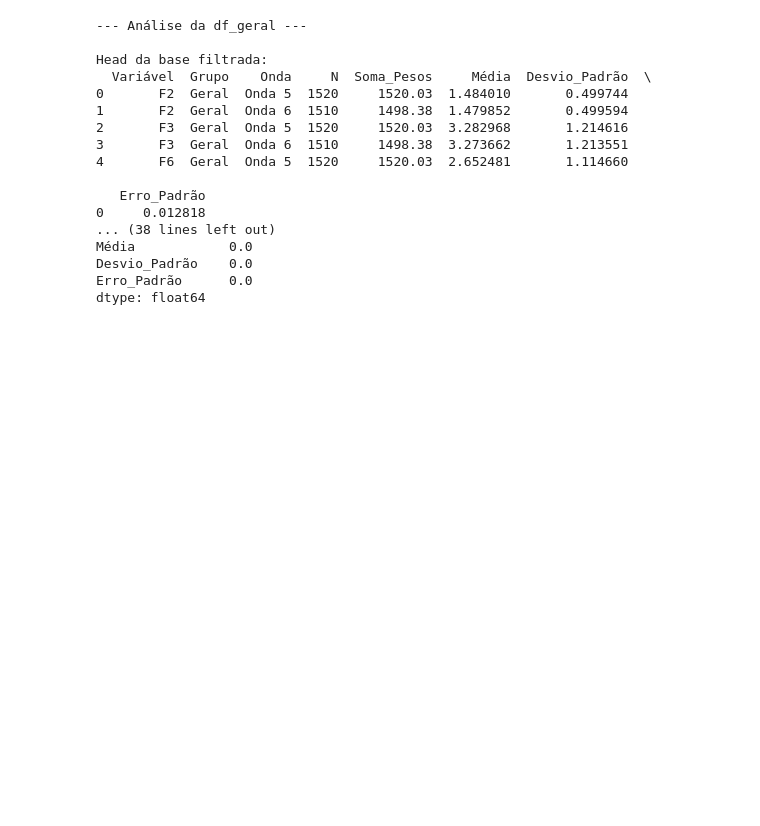
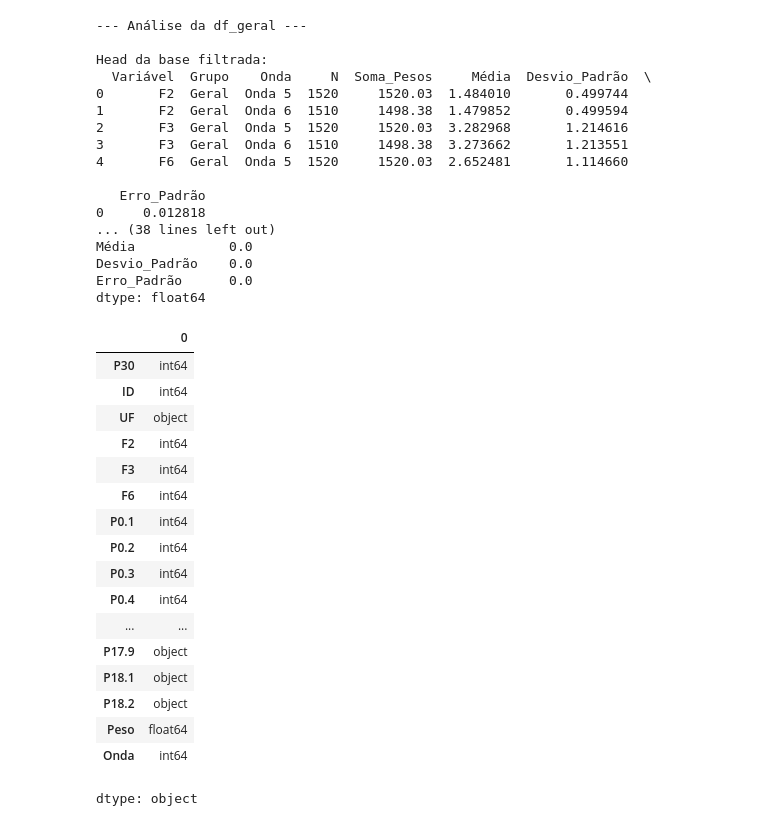
Before and after one commit to driano1221/ControleEst, a Jupyter notebook: Cópia_de_UntitledPAULO.ipynb, the cells around one changed output. Drawn from its saved outputs; the diff is of its cells as text; code cells hidden in the pictures; blank space fills up the shorter version.

```diff
--- a/Cópia_de_UntitledPAULO.ipynb
+++ b/Cópia_de_UntitledPAULO.ipynb
@@ -728,3 +728,27 @@ Média            0.0
 Desvio_Padrão    0.0
 Erro_Padrão      0.0
 dtype: float64
+# %%
+# prompt: mostar o tipo das variáveis do base_filtrada
+
+# Exibe o tipo de cada coluna no DataFrame 'base_filtrada'
+base_filtrada.dtypes
+# %% [output]
+|  | 0 |
+| P30 | int64 |
+| ID | int64 |
+| UF | object |
+| F2 | int64 |
+| F3 | int64 |
+| F6 | int64 |
+| P0.1 | int64 |
+| P0.2 | int64 |
+| P0.3 | int64 |
+| P0.4 | int64 |
+| ... | ... |
+| P17.9 | object |
+| P18.1 | object |
+| P18.2 | object |
+| Peso | float64 |
+| Onda | int64 |
+dtype: object
```
Also changed, not shown: parts of 2 cells of this notebook.
